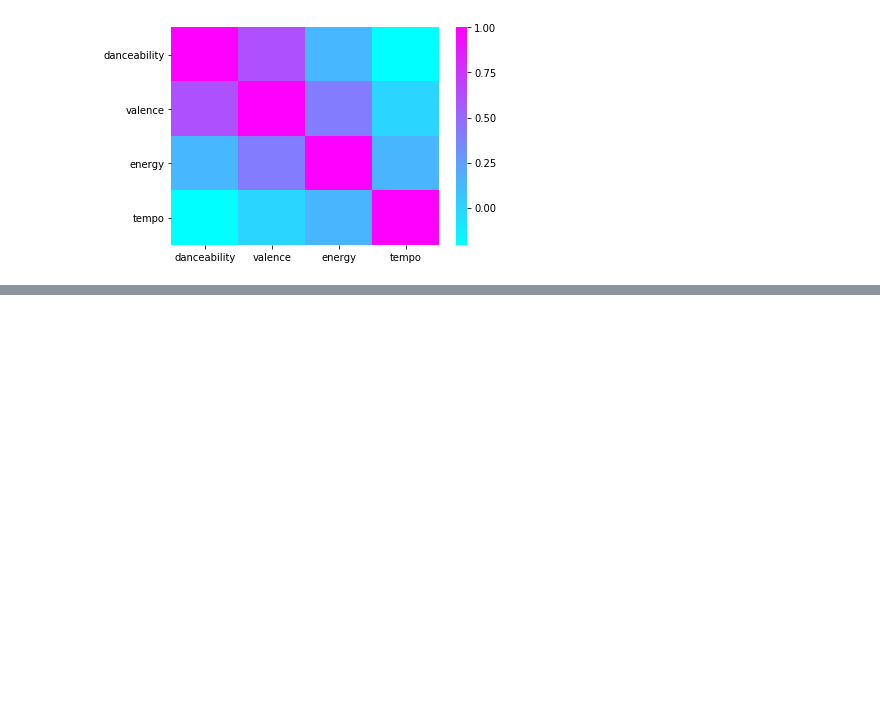
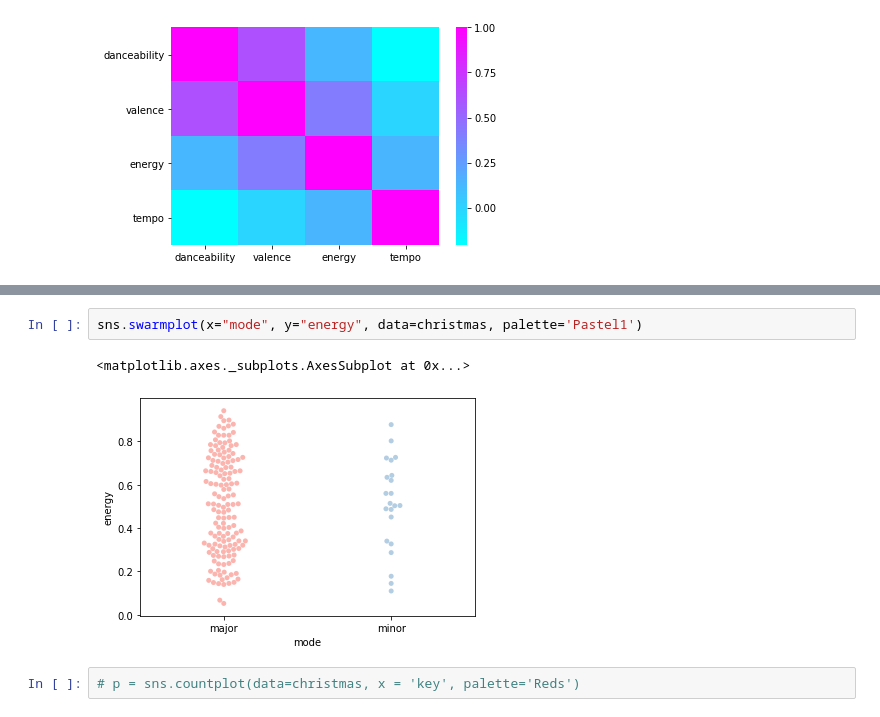
Before and after one commit to at3432/DataStudioProjects, a Jupyter notebook: Christmas/Christmas.ipynb, the cells around one changed output, grey strips where cells are left out. Drawn from its saved outputs; the diff is of its cells as text; blank space fills up the shorter version.

```diff
--- a/Christmas/Christmas.ipynb
+++ b/Christmas/Christmas.ipynb
@@ -182,0 +235,7 @@ sns.heatmap(majorheat.corr(),annot=False,cmap="cool")
+# %%
+sns.swarmplot(x="mode", y="energy", data=christmas, palette='Pastel1')
+# %% [output]
+<matplotlib.axes._subplots.AxesSubplot at 0x...>
+[figure, added]
+# %%
+# p = sns.countplot(data=christmas, x = 'key', palette='Reds')
```
Also changed, not shown: parts of 18 cells of this notebook, 2 other files.
